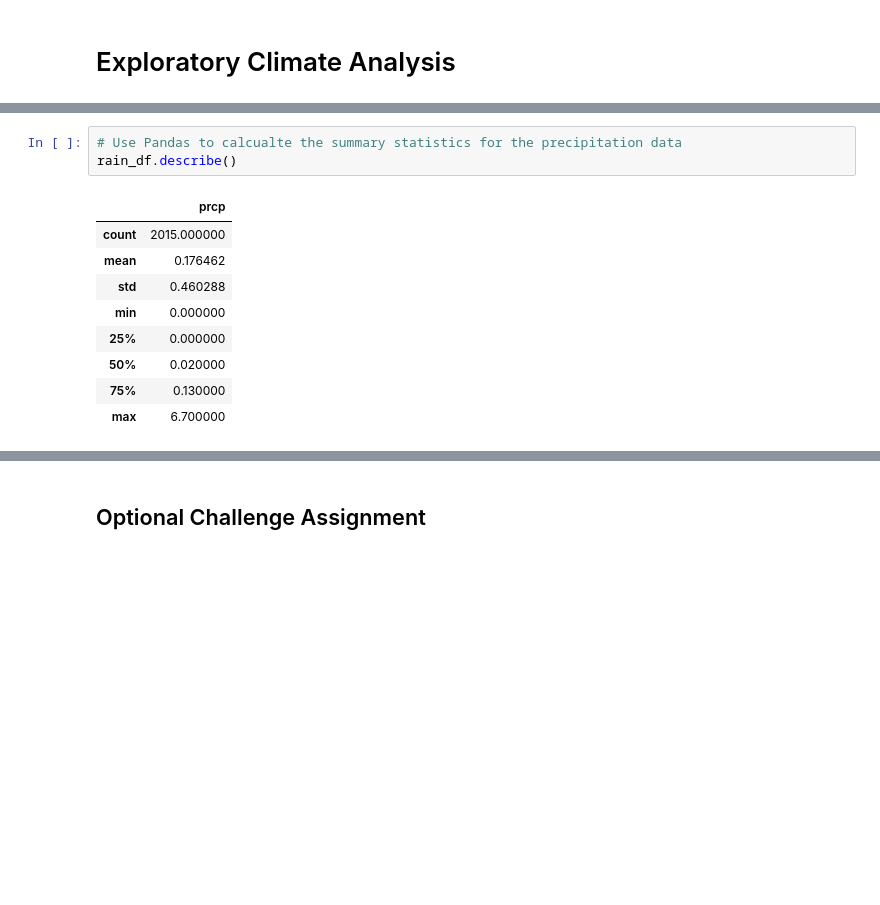
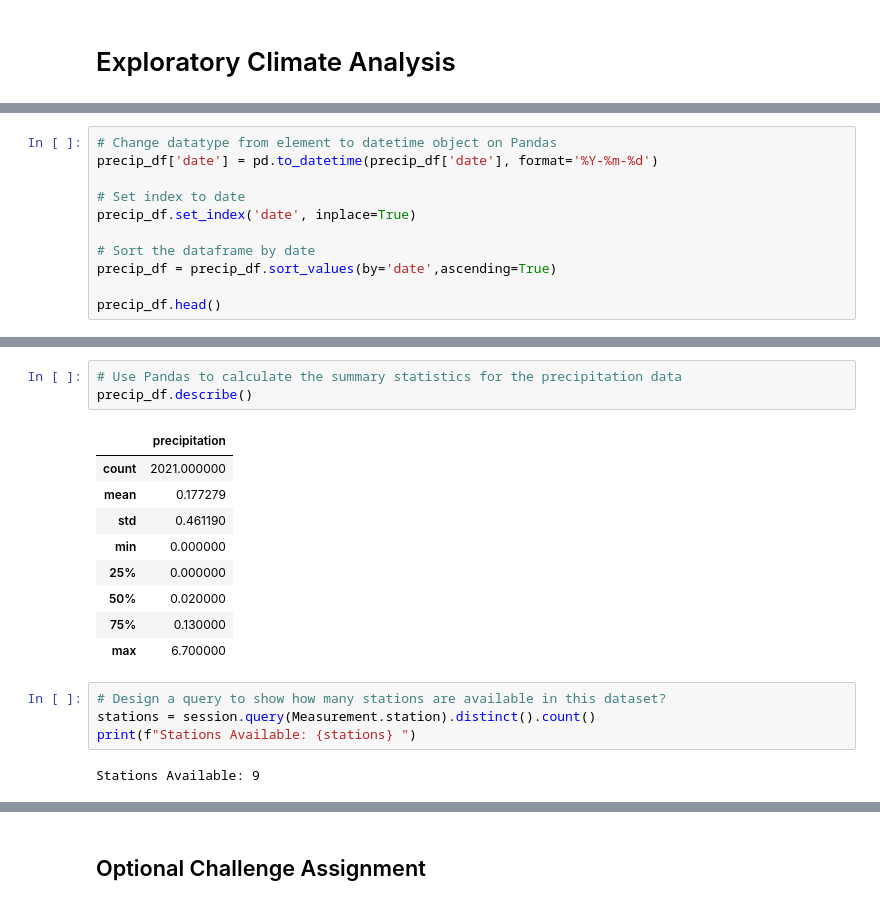
Before and after one commit to Archana584/SQL_Alchemy, a Jupyter notebook: climate_starter.ipynb, the cells around one changed output, grey strips where cells are left out. Cells and saved outputs as stored; diff of their text form; blank space fills up the shorter version.

```diff
--- a/climate_starter.ipynb
+++ b/climate_starter.ipynb
@@ -82,0 +102,11 @@ plt.show()
+# %%
+# Change datatype from element to datetime object on Pandas
+precip_df['date'] = pd.to_datetime(precip_df['date'], format='%Y-%m-%d')
+
+# Set index to date
+precip_df.set_index('date', inplace=True)
+
+# Sort the dataframe by date
+precip_df = precip_df.sort_values(by='date',ascending=True)
+
+precip_df.head()
@@ -83,13 +129,19 @@ plt.show()
 # %%
-# Use Pandas to calcualte the summary statistics for the precipitation data
-rain_df.describe()
+# Use Pandas to calculate the summary statistics for the precipitation data
+precip_df.describe()
 # %% [output]
-|  | prcp |
-| count | 2015.000000 |
-| mean | 0.176462 |
-| std | 0.460288 |
+|  | precipitation |
+| count | 2021.000000 |
+| mean | 0.177279 |
+| std | 0.461190 |
 | min | 0.000000 |
 | 25% | 0.000000 |
 | 50% | 0.020000 |
 | 75% | 0.130000 |
 | max | 6.700000 |
+# %%
+# Design a query to show how many stations are available in this dataset?
+stations = session.query(Measurement.station).distinct().count()
+print(f"Stations Available: {stations} ")
+# %% [output]
+Stations Available: 9
```
Also changed, not shown: parts of 29 cells of this notebook, 7 other files.
